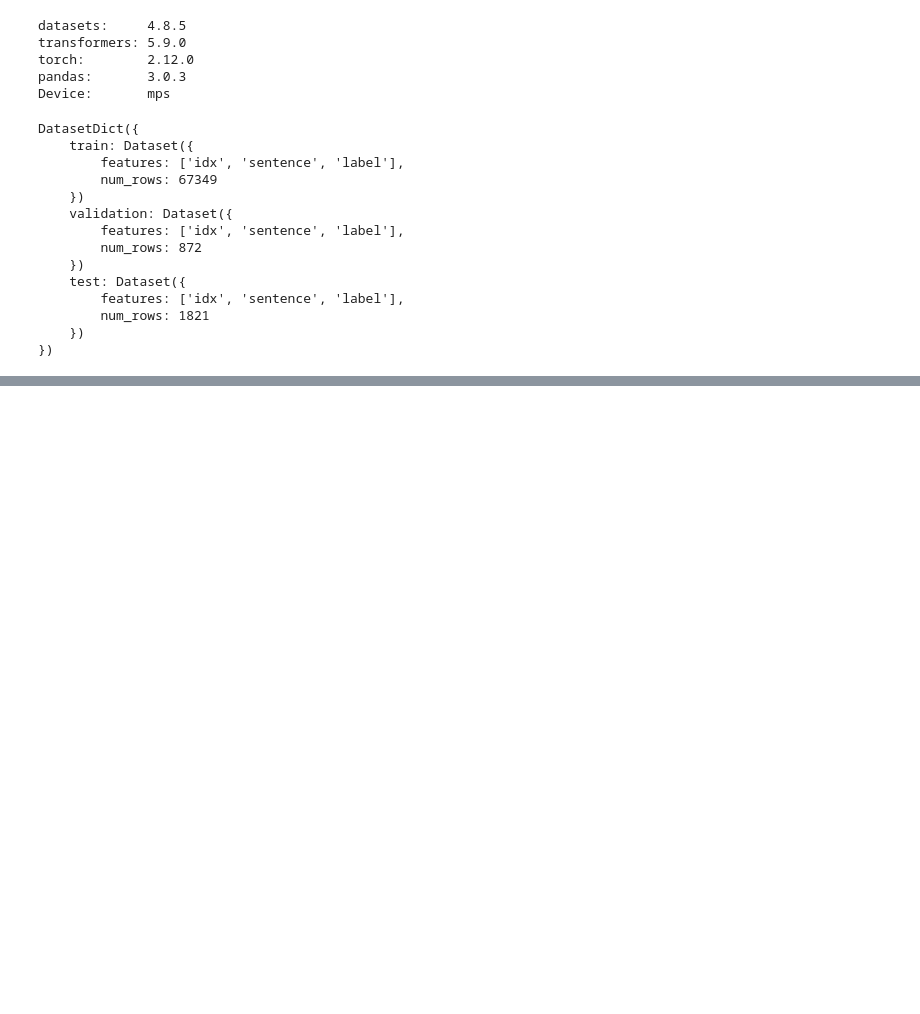
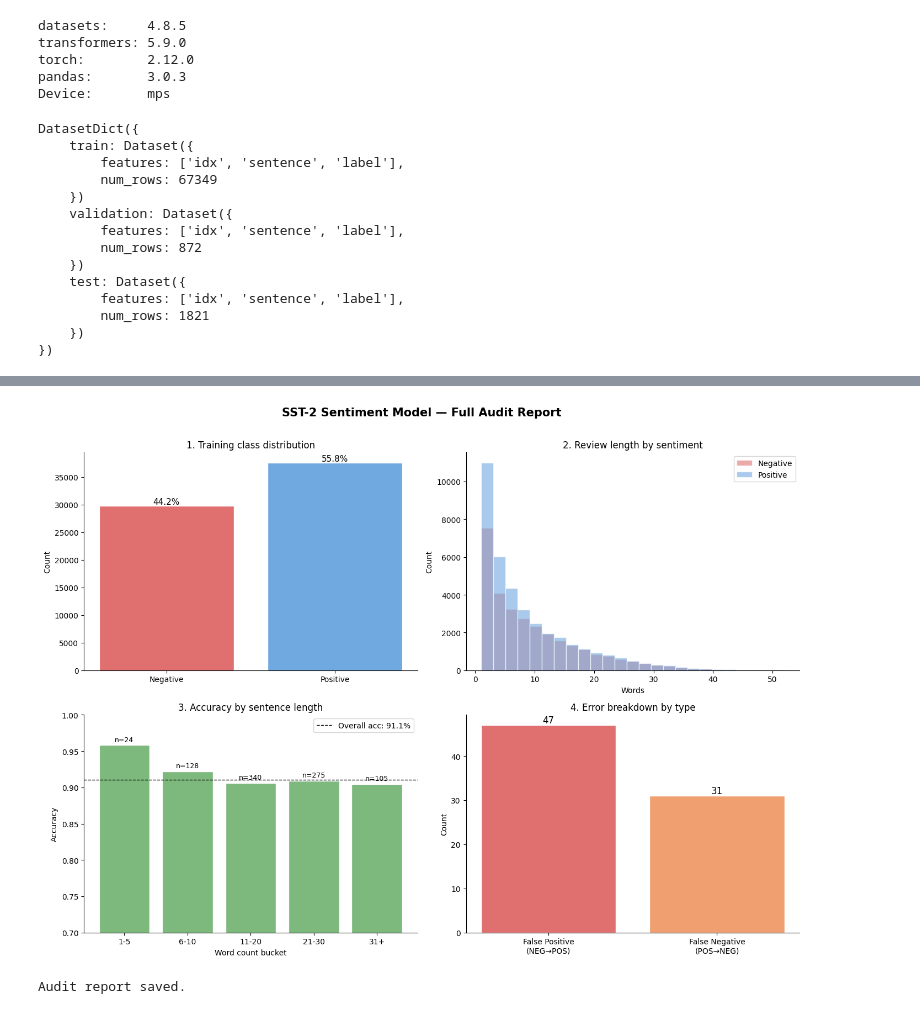
Before and after one commit to Pragyansh-V/hf-sentiment-audit, a Jupyter notebook: audit.ipynb, the cells around one changed output, grey strips where cells are left out. Cells and saved outputs as stored; diff of their text form; code cells hidden in the pictures; blank space fills up the shorter version.

```diff
--- a/audit.ipynb
+++ b/audit.ipynb
@@ -54,0 +310,67 @@ train_df.head()
+# %%
+# Cell 11 — Final audit summary
+fig, axes = plt.subplots(2, 2, figsize=(14, 10))
+fig.suptitle("SST-2 Sentiment Model — Full Audit Report", fontsize=15, fontweight="bold", y=1.01)
+
+# --- 1. Class distribution ---
+ax = axes[0, 0]
+counts = train_df["label"].value_counts().sort_index()
+bars = ax.bar(["Negative", "Positive"], counts.values,
+              color=["#e07070", "#70a8e0"], edgecolor="white")
+for bar, count in zip(bars, counts.values):
+    ax.text(bar.get_x() + bar.get_width()/2, bar.get_height() + 300,
+            f"{count/len(train_df)*100:.1f}%", ha="center", fontsize=11)
+ax.set_title("1. Training class distribution", fontsize=12)
+ax.set_ylabel("Count")
+ax.spines[["top", "right"]].set_visible(False)
+
+# --- 2. Length by label --- (fixed)
+ax = axes[0, 1]
+for label, color, name in zip([0, 1], ["#e07070", "#70a8e0"], ["Negative", "Positive"]):
+    subset = train_df[train_df["label"] == label]["length"]
+    ax.hist(subset, bins=25, alpha=0.6, color=color, label=name, edgecolor="white")
+ax.set_title("2. Review length by sentiment", fontsize=12)
+ax.set_xlabel("Words")
+ax.set_ylabel("Count")
+ax.legend()
+ax.spines[["top", "right"]].set_visible(False)
+
+# --- 3. Accuracy by length bucket ---
+ax = axes[1, 0]
+val_df["length"] = val_df["sentence"].str.split().str.len()
+val_df["length_bucket"] = pd.cut(val_df["length"],
+                                  bins=[0, 5, 10, 20, 30, 100],
+                                  labels=["1-5", "6-10", "11-20", "21-30", "31+"])
+acc_by_length = val_df.groupby("length_bucket", observed=True)["correct"].agg(["mean", "count"])
+bars = ax.bar(acc_by_length.index, acc_by_length["mean"],
+              color="#7db87d", edgecolor="white")
+for bar, (_, row) in zip(bars, acc_by_length.iterrows()):
+    ax.text(bar.get_x() + bar.get_width()/2, bar.get_height() + 0.005,
+            f"n={int(row['count'])}", ha="center", fontsize=9)
+ax.axhline(0.9106, color="black", linestyle="--", linewidth=1, label="Overall acc: 91.1%")
+ax.set_title("3. Accuracy by sentence length", fontsize=12)
+ax.set_xlabel("Word count bucket")
+ax.set_ylabel("Accuracy")
+ax.set_ylim(0.7, 1.0)
+ax.legend()
+ax.spines[["top", "right"]].set_visible(False)
+
+# --- 4. Error types ---
+ax = axes[1, 1]
+error_types = ["False Positive\n(NEG→POS)", "False Negative\n(POS→NEG)"]
+error_counts = [47, 31]
+bars = ax.bar(error_types, error_counts, color=["#e07070", "#f0a070"], edgecolor="white")
+for bar, count in zip(bars, error_counts):
+    ax.text(bar.get_x() + bar.get_width()/2, bar.get_height() + 0.5,
+            str(count), ha="center", fontsize=12)
+ax.set_title("4. Error breakdown by type", fontsize=12)
+ax.set_ylabel("Count")
+ax.spines[["top", "right"]].set_visible(False)
+
+plt.tight_layout()
+plt.savefig("audit_report.png", dpi=150, bbox_inches="tight")
+plt.show()
+print("Audit report saved.")
+# %% [output]
+[figure, added]
+Audit report saved.
```
Also changed, not shown: parts of 9 cells of this notebook.
